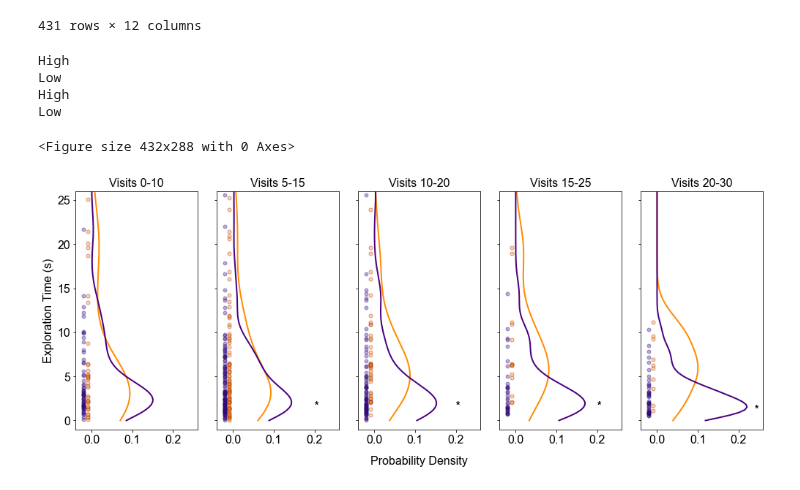
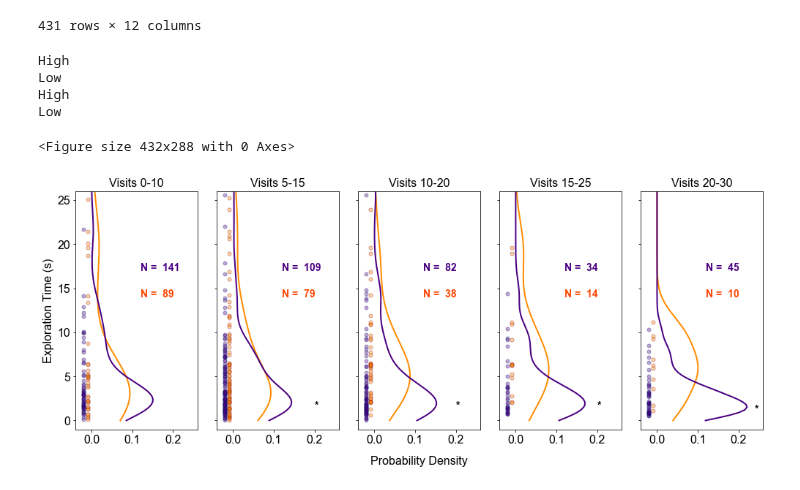
Before and after one commit to itsMahad/ManducaMultiSenseFeeding, a Jupyter notebook: A_Step3_Learning_Curves_And_Probability_Distributions_Git.ipynb, the cells around one changed output. Saved outputs shown, nothing was run; the diff lists cells and outputs as text; code cells hidden in the pictures.

```diff
--- a/A_Step3_Learning_Curves_And_Probability_Distributions_Git.ipynb
+++ b/A_Step3_Learning_Curves_And_Probability_Distributions_Git.ipynb
@@ -472,34 +471,53 @@ for f, df in First_30.groupby('condition', sort = True):
 
 ax2[0].set_ylabel('Exploration Time (s)', size = 16, color = 'k')
 ax2[0].set_ylim(-1,26)
 
 ax2[2].text(-.01,-5,'Probability Density', size = 16)
 
 i_list = [0,1,2,3,4]
 for i in i_list:
     ax2[i].tick_params(labelsize = 16, labelcolor = 'k')
 #     ax2[i].set_facecolor('lightgray')
 
 ax2[0].set_xlim(-.04,0.26)
 
 
 ax2[0].text(0.2, 1.8, '',  weight = 'bold', size = 14 )
 ax2[1].text(0.2, 1.3, '*',  weight = 'bold', size = 14 )
 ax2[2].text(0.2, 1.3, '*', weight = 'bold', size = 14 )
 ax2[3].text(0.2, 1.3, '*', weight = 'bold', size = 14 )
 ax2[4].text(0.24, 0.9, '*', weight = 'bold', size = 14)
 
+ax2[0].text(0.12, 17, 'N =  ' + str(first_0thru10_low), color = 'indigo', weight = 'bold', size = 14)
+ax2[0].text(0.12, 14, 'N =  ' + str(first_0thru10_high), color = 'orangered', weight = 'bold', size = 14)
+
+
+ax2[1].text(0.12, 17, 'N =  ' + str(first_5thru15_low), color = 'indigo', weight = 'bold', size = 14)
+ax2[1].text(0.12, 14, 'N =  ' + str(first_5thru15_high), color = 'orangered', weight = 'bold', size = 14)
+
+
+ax2[2].text(0.12, 17, 'N =  ' + str(first_10thru20_low),  color = 'indigo', weight = 'bold',size = 14)
+ax2[2].text(0.12, 14, 'N =  ' + str(first_10thru20_high), color = 'orangered', weight = 'bold', size = 14)
+
+
+ax2[3].text(0.12, 17, 'N =  ' + str(first_15thru25_low), color = 'indigo', weight = 'bold', size = 14)
+ax2[3].text(0.12, 14, 'N =  ' + str(first_15thru25_high), color = 'orangered', weight = 'bold', size = 14)
+
+
+ax2[4].text(0.12, 17, 'N =  ' + str(first_20thru30_low), color = 'indigo', weight = 'bold', size = 14)
+ax2[4].text(0.12, 14, 'N =  ' + str(first_20thru30_high), color = 'orangered', weight = 'bold', size = 14)
+
 
 plt.tight_layout()
 plt.savefig(outpath_figg + "//" + 'Visits0-30_Stats_Plot_PDE.png')
 # # looks like highlight fluctates so the divergence cant just increase, makes sense if high light has not under lying mechanism
 # %% [output]
 High
 Low
 High
 Low
 <Figure size 432x288 with 0 Axes>
-[figure, old version]
+[figure, new version]
 # %%
 first_3_low = len(notoutliers[(notoutliers.name.str.contains('L0.1')) & (notoutliers.trialNum >= 0) & (notoutliers.trialNum <= 4)].values)
 first_3_high = len(notoutliers[(notoutliers.name.str.contains('L50')) & (notoutliers.trialNum >= 0) & (notoutliers.trialNum <= 4)].values)
```
Also changed, not shown: parts of 4 cells of this notebook.
